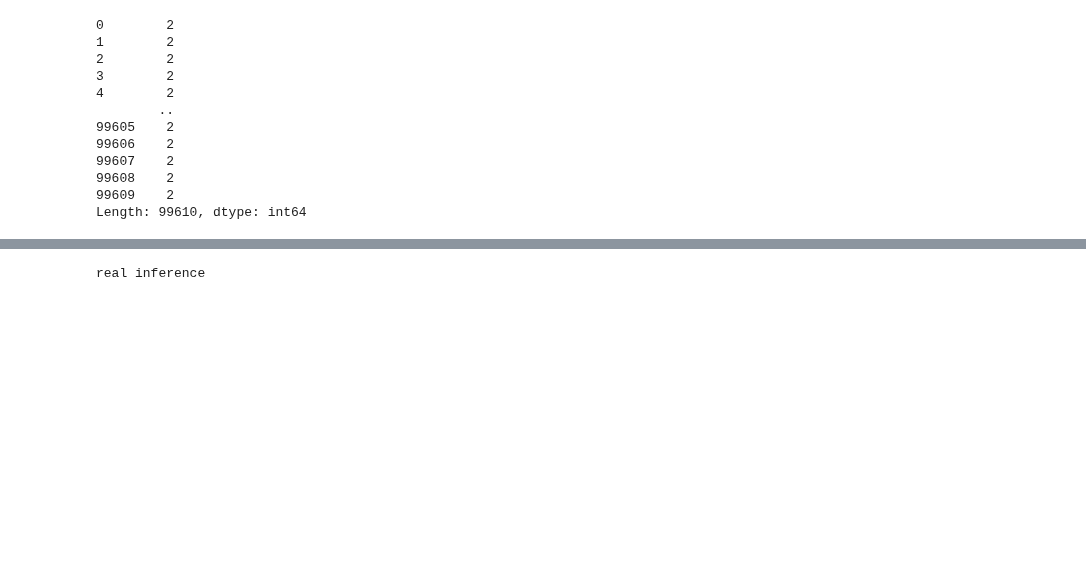
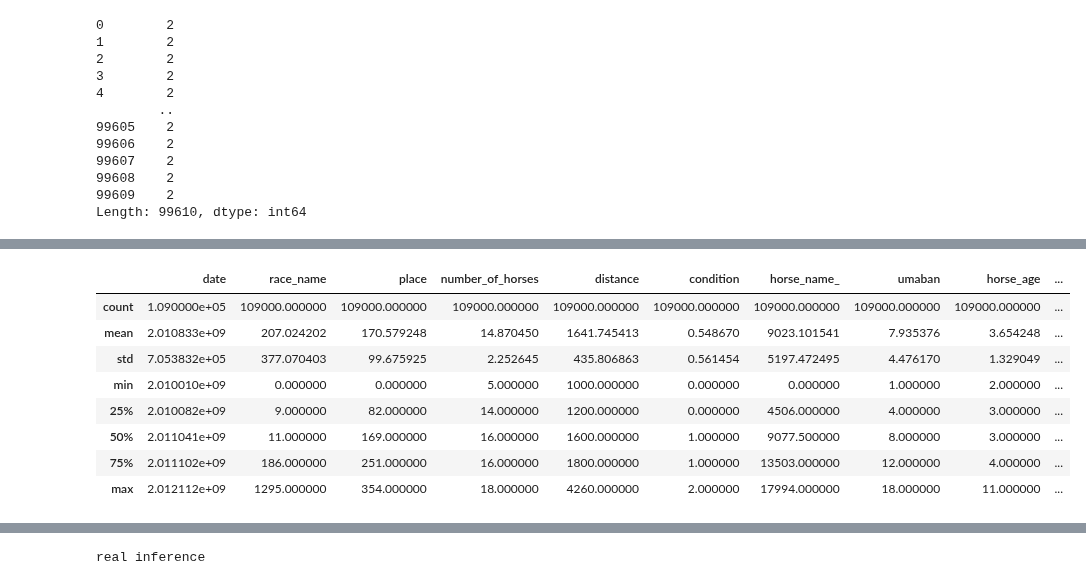
Before and after one commit to ihpolyphe/horse_inference, a Jupyter notebook: scripts/train_as_horse.ipynb, the cells around one changed output, grey strips where cells are left out. Saved outputs shown, nothing was run; the diff lists cells and outputs as text; code cells hidden in the pictures; blank space fills up the shorter version.

```diff
--- a/scripts/train_as_horse.ipynb
+++ b/scripts/train_as_horse.ipynb
@@ -573,0 +614,5 @@ DataFrame head:
+# %%
+# クエリを取得したので前処理をかける
+X_sorted_train_data = preprocess(sorted_train_data,is_ranking=True)
+X_sorted_valid_data = preprocess(sorted_valid_data,is_ranking=True)
+test_ranking = preprocess(test_ranking,is_ranking=True)
@@ -574,7 +627,8 @@ DataFrame head:
 # %%
 # y込でソートしたので、ここでyを目的変数に設定して削除する
-y_train_ranking = sorted_train_data['goal_number']
-y_valid_ranking = sorted_valid_data['goal_number']
-X_sorted_train_data = sorted_train_data.drop('goal_number', axis=1)
-X_sorted_valid_data = sorted_valid_data.drop('goal_number', axis=1)
+y_train_ranking = X_sorted_train_data['goal_number']
+y_valid_ranking = X_sorted_valid_data['goal_number']
 y_test_true_ranking = test_ranking['goal_number']
+X_sorted_train_data = X_sorted_train_data.drop('goal_number', axis=1)
+X_sorted_valid_data = X_sorted_valid_data.drop('goal_number', axis=1)
+test_ranking = test_ranking.drop('goal_number', axis=1)
@@ -585,0 +656,13 @@ test_ranking = preprocess(test_ranking)
+# %%
+# 検証データ
+X_sorted_valid_data.describe()
+# %% [output]
+|  | date | race_name | place | number_of_horses | distance | condition | horse_name_ | umaban | horse_age | ... |
+| count | 1.090000e+05 | 109000.000000 | 109000.000000 | 109000.000000 | 109000.000000 | 109000.000000 | 109000.000000 | 109000.000000 | 109000.000000 | ... |
+| mean | 2.010833e+09 | 207.024202 | 170.579248 | 14.870450 | 1641.745413 | 0.548670 | 9023.101541 | 7.935376 | 3.654248 | ... |
+| std | 7.053832e+05 | 377.070403 | 99.675925 | 2.252645 | 435.806863 | 0.561454 | 5197.472495 | 4.476170 | 1.329049 | ... |
+| min | 2.010010e+09 | 0.000000 | 0.000000 | 5.000000 | 1000.000000 | 0.000000 | 0.000000 | 1.000000 | 2.000000 | ... |
+| 25% | 2.010082e+09 | 9.000000 | 82.000000 | 14.000000 | 1200.000000 | 0.000000 | 4506.000000 | 4.000000 | 3.000000 | ... |
+| 50% | 2.011041e+09 | 11.000000 | 169.000000 | 16.000000 | 1600.000000 | 1.000000 | 9077.500000 | 8.000000 | 3.000000 | ... |
+| 75% | 2.011102e+09 | 186.000000 | 251.000000 | 16.000000 | 1800.000000 | 1.000000 | 13503.000000 | 12.000000 | 4.000000 | ... |
+| max | 2.012112e+09 | 1295.000000 | 354.000000 | 18.000000 | 4260.000000 | 2.000000 | 17994.000000 | 18.000000 | 11.000000 | ... |
```
Also changed, not shown: parts of 23 cells of this notebook.
